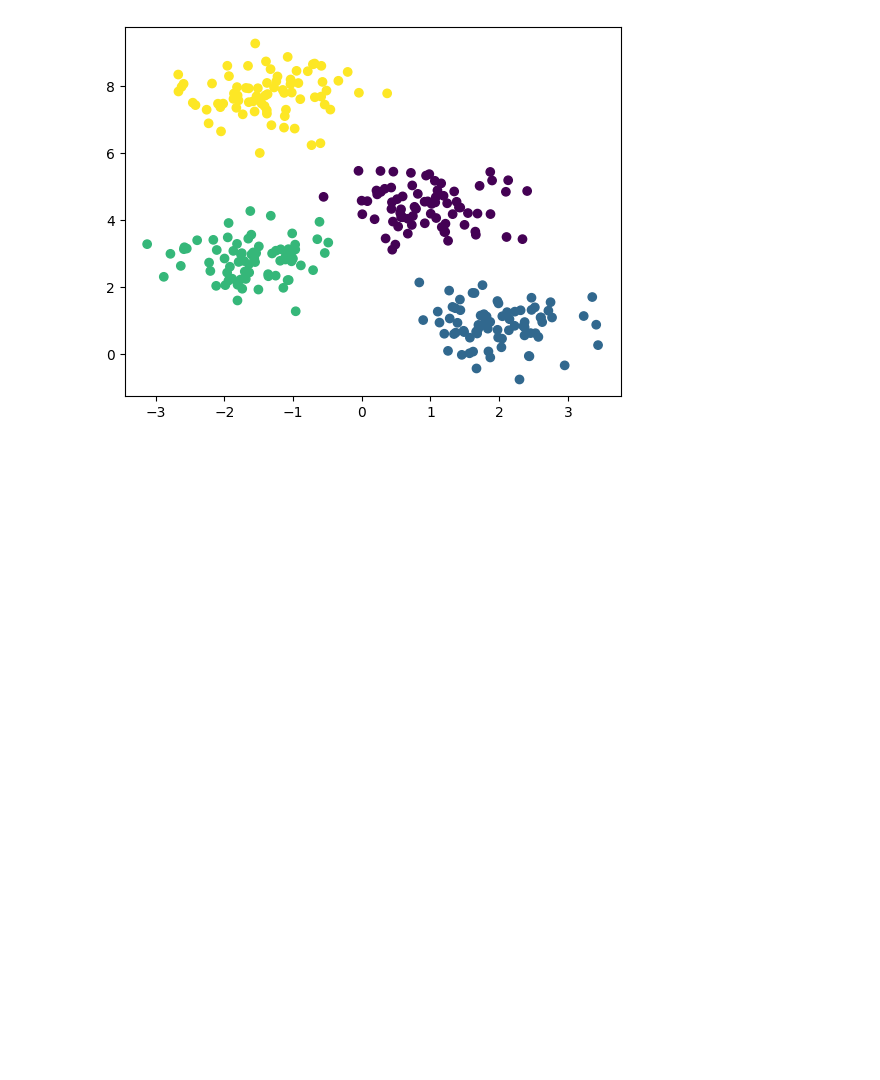
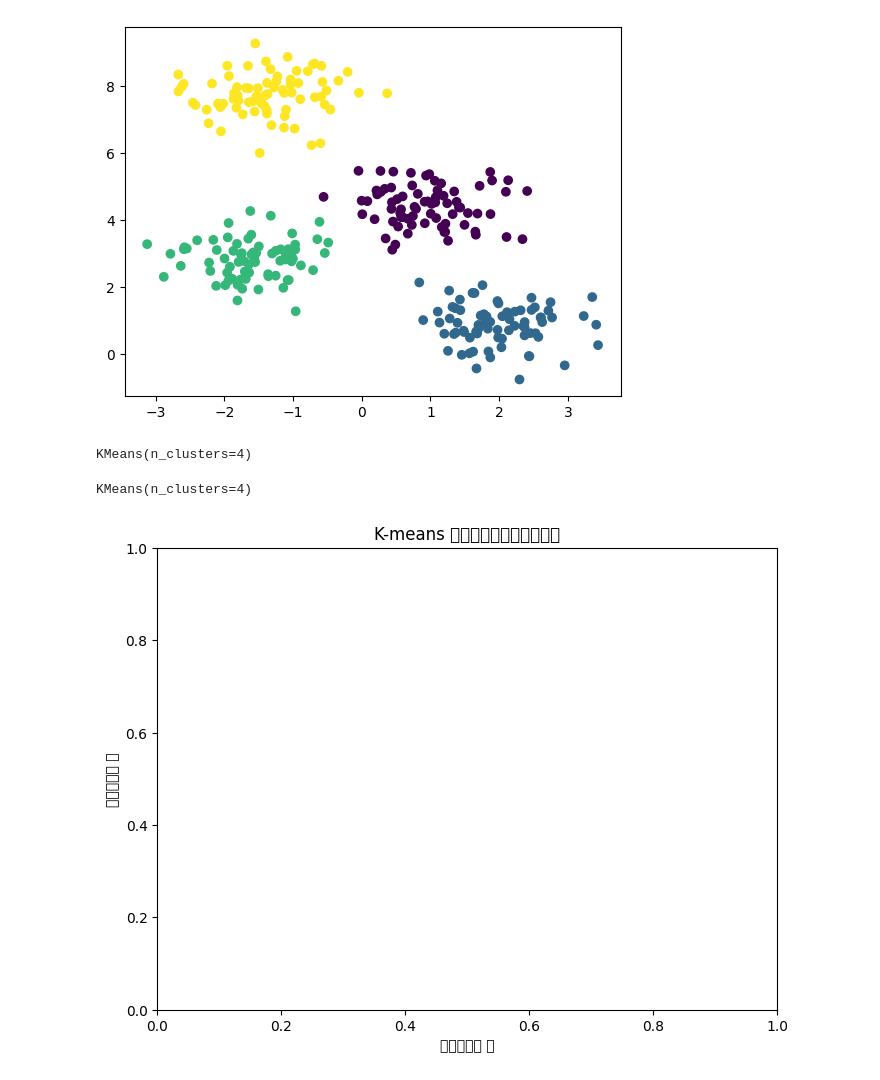
Before and after one commit to subenakhatun/Data-Science, a Jupyter notebook: MachineLearningTheory/cluster/cluster.ipynb, the cells around one changed output. Cells and saved outputs as stored; diff of their text form; code cells hidden in the pictures; blank space fills up the shorter version.

```diff
--- a/MachineLearningTheory/cluster/cluster.ipynb
+++ b/MachineLearningTheory/cluster/cluster.ipynb
@@ -58,0 +61,20 @@ plt.scatter(df[['X']],df['y'],c=y)
+# %%
+# create k-menas cluster objects
+kmeans = KMeans(n_clusters=4)
+kmeans
+# %% [output]
+KMeans(n_clusters=4)
+# %%
+# fit or train the dataset
+kmeans.fit(df[['X']])
+# %% [output]
+KMeans(n_clusters=4)
+# %%
+plt.figure(figsize=(8, 6))
+
+plt.title("K-means ক্লাস্টারিং")
+plt.xlabel("ফিচার ১")
+plt.ylabel("ফিচার ২")
+plt.show()
+# %% [output]
+[figure, added]
```
Also changed, not shown: parts of 1 cell of this notebook.
